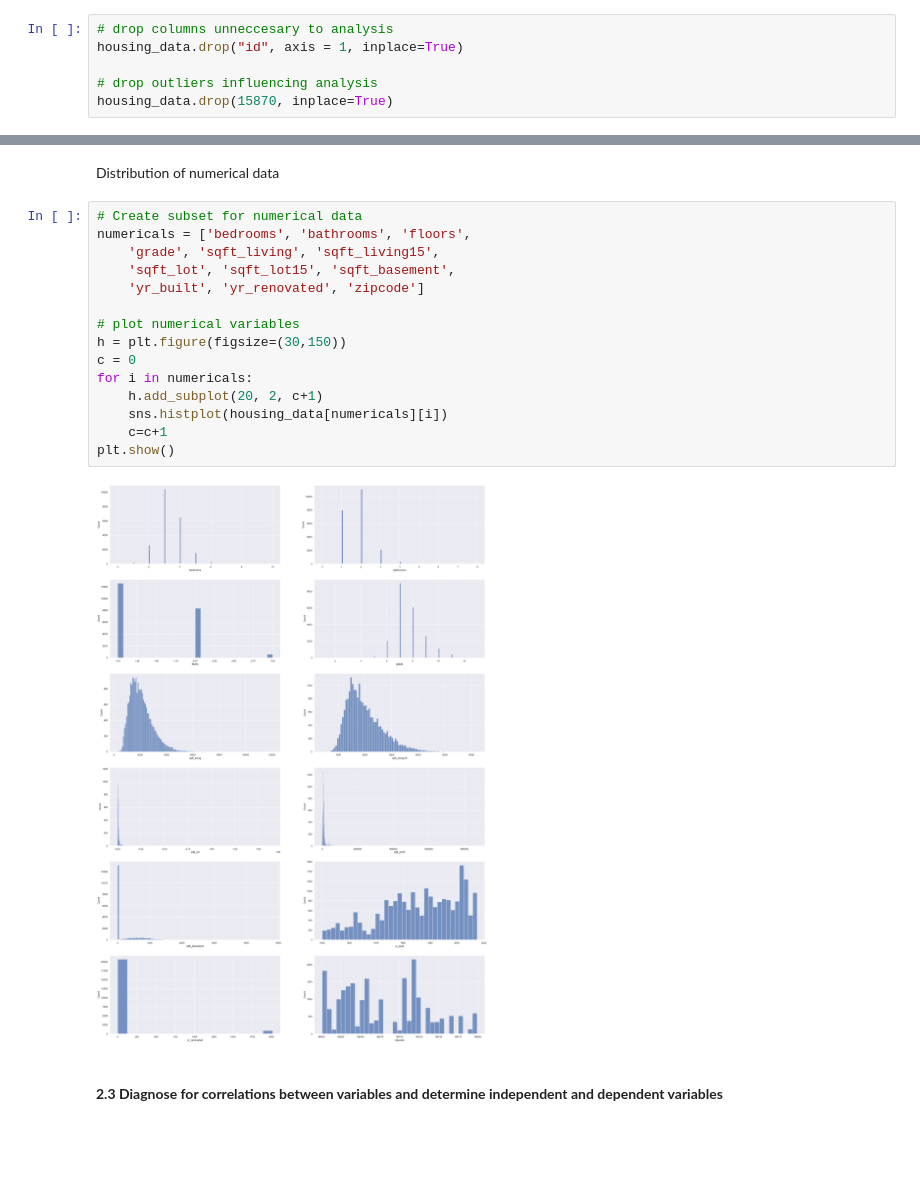
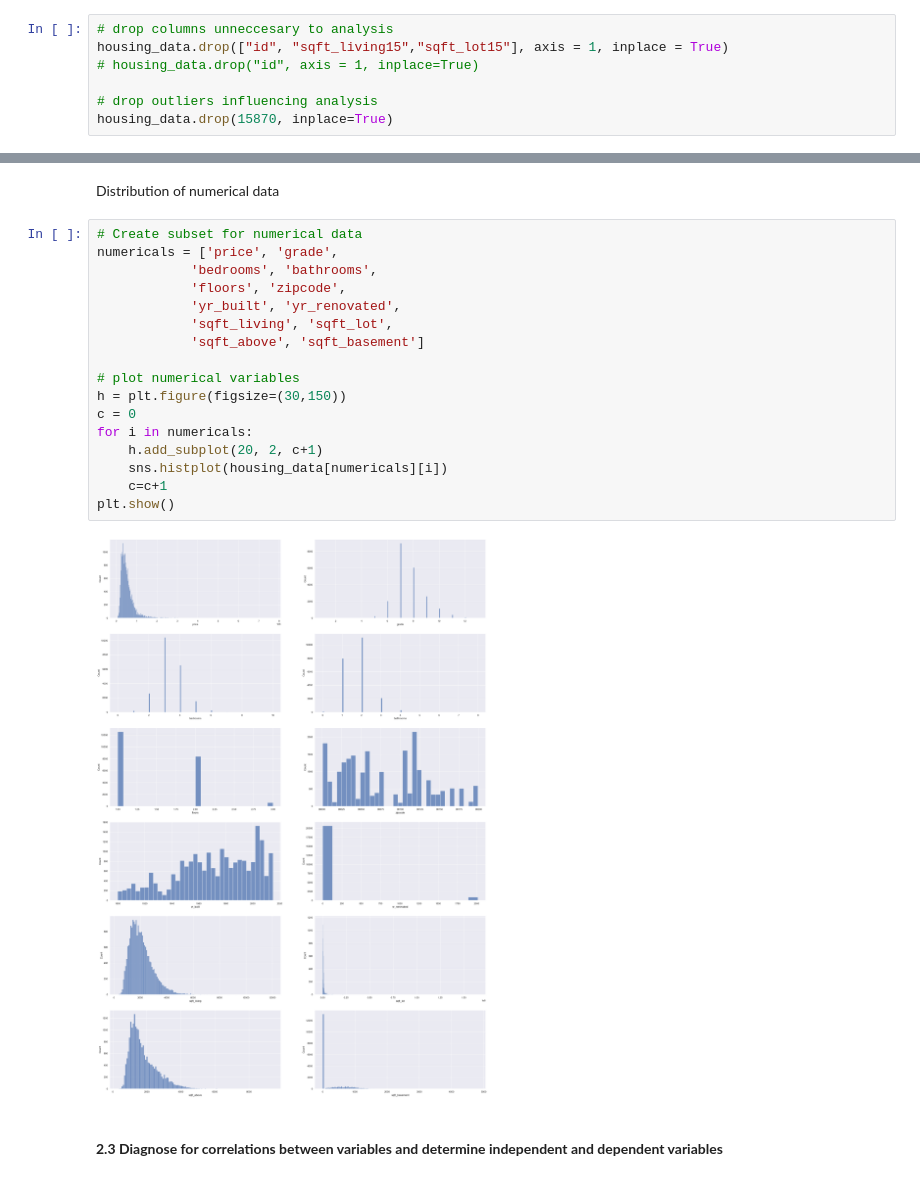
Before and after one commit to renaqd/team5-ADS500B, a Jupyter notebook: FinalProject_team5.ipynb, the cells around one changed output, grey strips where cells are left out. Drawn from its saved outputs; the diff is of its cells as text; blank space fills up the shorter version.

Commit message:
excluded redundant data

```diff
--- a/FinalProject_team5.ipynb
+++ b/FinalProject_team5.ipynb
@@ -144,7 +144,8 @@ dtype: int64
 After determining possible correlation, exclude redundant data and determine which variables are relevant to modeling.
 # %%
 # drop columns unneccesary to analysis
-housing_data.drop("id", axis = 1, inplace=True)
+housing_data.drop(["id", "sqft_living15","sqft_lot15"], axis = 1, inplace = True)
+# housing_data.drop("id", axis = 1, inplace=True)
 
 # drop outliers influencing analysis
 housing_data.drop(15870, inplace=True)
@@ -214,21 +219,23 @@ housing_data.describe()
 Distribution of numerical data
 # %%
 # Create subset for numerical data
-numericals = ['bedrooms', 'bathrooms', 'floors',
-    'grade', 'sqft_living', 'sqft_living15',
-    'sqft_lot', 'sqft_lot15', 'sqft_basement',
-    'yr_built', 'yr_renovated', 'zipcode']
+numericals = ['price', 'grade',
+            'bedrooms', 'bathrooms',
+            'floors', 'zipcode',
+            'yr_built', 'yr_renovated',
+            'sqft_living', 'sqft_lot',
+            'sqft_above', 'sqft_basement']
 
 # plot numerical variables
 h = plt.figure(figsize=(30,150))
 c = 0
 for i in numericals:
     h.add_subplot(20, 2, c+1)
     sns.histplot(housing_data[numericals][i])
     c=c+1
 plt.show()
 # %% [output]
-[figure, old version]
+[figure, new version]
 # %% [markdown]
 #### **2.3 Diagnose for correlations between variables and determine independent and dependent variables**
 # %%
```
Also changed, not shown: parts of 10 cells of this notebook.
